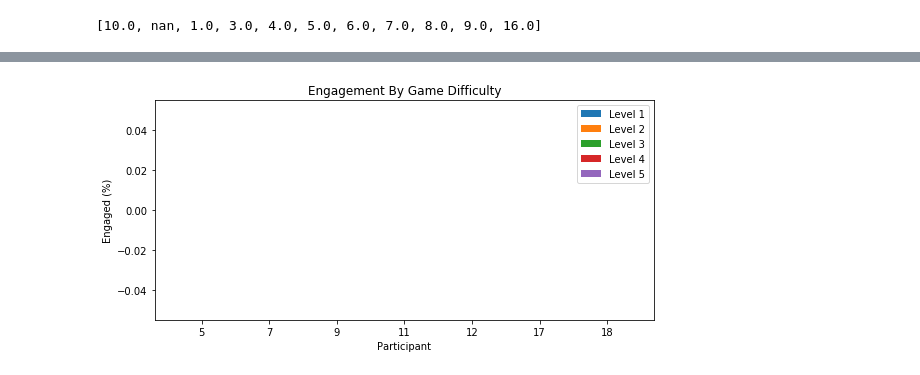
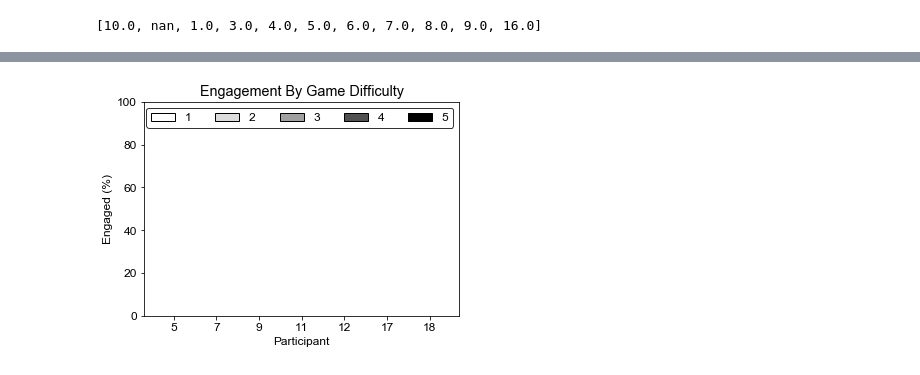
Before and after one commit to interaction-lab/exp_engagement, a Jupyter notebook: Analysis/feature_analysis.ipynb, the cells around one changed output, grey strips where cells are left out. Cells and saved outputs as stored; diff of their text form; code cells hidden in the pictures.

```diff
--- a/Analysis/feature_analysis.ipynb
+++ b/Analysis/feature_analysis.ipynb
@@ -2,4 +2,7 @@
 import pandas as pd
 import numpy as np
 from scipy import stats
-import matplotlib.pyplot as plt
+import matplotlib
+matplotlib.rcParams['font.family'] = "Arial"
+matplotlib.rcParams['font.size'] = 12
+from matplotlib import pyplot as plt
@@ -491,30 +489,30 @@ types
 [10.0, nan, 1.0, 3.0, 4.0, 5.0, 6.0, 7.0, 8.0, 9.0, 16.0]
 # %%
 # Difficulty Graph
+plt.gray()
 
-plt.rcParams["figure.figsize"] = [8,4]
+plt.rcParams["figure.figsize"] = [5.5, 4]
 
 fig, ax = plt.subplots()
 
 index = np.arange(7)
 bar_width = 1/7
 
-rects1 = ax.bar(index, diff[0], bar_width, label='Level 1')
-rects2 = ax.bar(index+bar_width, diff[1], bar_width, label='Level 2')
-rects3 = ax.bar(index+bar_width*2, diff[2], bar_width, label='Level 3')
-rects4 = ax.bar(index+bar_width*3, diff[3], bar_width, label='Level 4')
-rects5 = ax.bar(index+bar_width*4, diff[4], bar_width, label='Level 5')
+rects1 = ax.bar(index, diff[0], bar_width, label='Level 1', color='#FFFFFF', edgecolor='k')
+rects2 = ax.bar(index+bar_width, diff[1], bar_width, label='Level 2', color='#DCDCDC', edgecolor='k')
+rects3 = ax.bar(index+bar_width*2, diff[2], bar_width, label='Level 3', color='#A0A0A0', edgecolor='k')
+rects4 = ax.bar(index+bar_width*3, diff[3], bar_width, label='Level 4', color='#505050', edgecolor='k')
+rects5 = ax.bar(index+bar_width*4, diff[4], bar_width, label='Level 5', color='#000000', edgecolor='k')
 
 
-ax.set_xlabel('Participant')
-ax.set_ylabel('Engaged (%)')
-ax.set_title('Engagement by LoC')
-
+ax.set_xlabel('Participant', fontsize=14)
+ax.set_ylabel('Engaged (%)', fontsize=14)
+ax.set_title('Engagement by LoC', fontsize=18)
 ax.set_xticks(index + bar_width*2)
 ax.set_xticklabels(('5', '7', '9', '11', '12', '17', '18'))
 #ax.legend()
 fig.tight_layout()
-
+ax.set_ylim(0, 120)
 plt.show()
 fig.savefig('figure.eps', format='eps', dpi=1000)
 # %% [output]
@@ -522,30 +521,31 @@ fig.savefig('figure.eps', format='eps', dpi=1000)
 # %%
 # Difficulty Graph
 
 
-plt.rcParams["figure.figsize"] = [8,4]
+plt.rcParams["figure.figsize"] = [5.5, 4]
 
 fig, ax = plt.subplots()
 
 index = np.arange(7)
 bar_width = 1/7
 
-rects1 = ax.bar(index, [0,0,0,0,0,0,0], bar_width, label='Level 1')
-rects2 = ax.bar(index+bar_width, [0,0,0,0,0,0,0], bar_width, label='Level 2')
-rects3 = ax.bar(index+bar_width*2, [0,0,0,0,0,0,0], bar_width, label='Level 3')
-rects4 = ax.bar(index+bar_width*3, [0,0,0,0,0,0,0], bar_width, label='Level 4')
-rects5 = ax.bar(index+bar_width*4, [0,0,0,0,0,0,0], bar_width, label='Level 5')
+rects1 = ax.bar(index, [0,0,0,0,0,0,0], bar_width, label='1', color='#FFFFFF', edgecolor='k')
+rects2 = ax.bar(index+bar_width, [0,0,0,0,0,0,0], bar_width, label='2', color='#DCDCDC', edgecolor='k')
+rects3 = ax.bar(index+bar_width*2, [0,0,0,0,0,0,0], bar_width, label='3', color='#A0A0A0', edgecolor='k')
+rects4 = ax.bar(index+bar_width*3, [0,0,0,0,0,0,0], bar_width, label='4', color='#505050', edgecolor='k')
+rects5 = ax.bar(index+bar_width*4, [0,0,0,0,0,0,0], bar_width, label='5', color='#000000', edgecolor='k')
 
 ax.set_xlabel('Participant')
 ax.set_ylabel('Engaged (%)')
 ax.set_title('Engagement By Game Difficulty')
 
 ax.set_xticks(index + bar_width*2)
 ax.set_xticklabels(('5', '7', '9', '11', '12', '17', '18'))
-ax.legend()
+ax.legend(fontsize='12', ncol=5, edgecolor='k')
 fig.tight_layout()
+ax.set_ylim(0, 100)
 
 plt.show()
 fig.savefig('figure2.eps', format='eps', dpi=1000)
 # %% [output]
-[figure, old version]
+[figure, new version]
```
Also changed, not shown: parts of 12 cells of this notebook, 5 other files.
